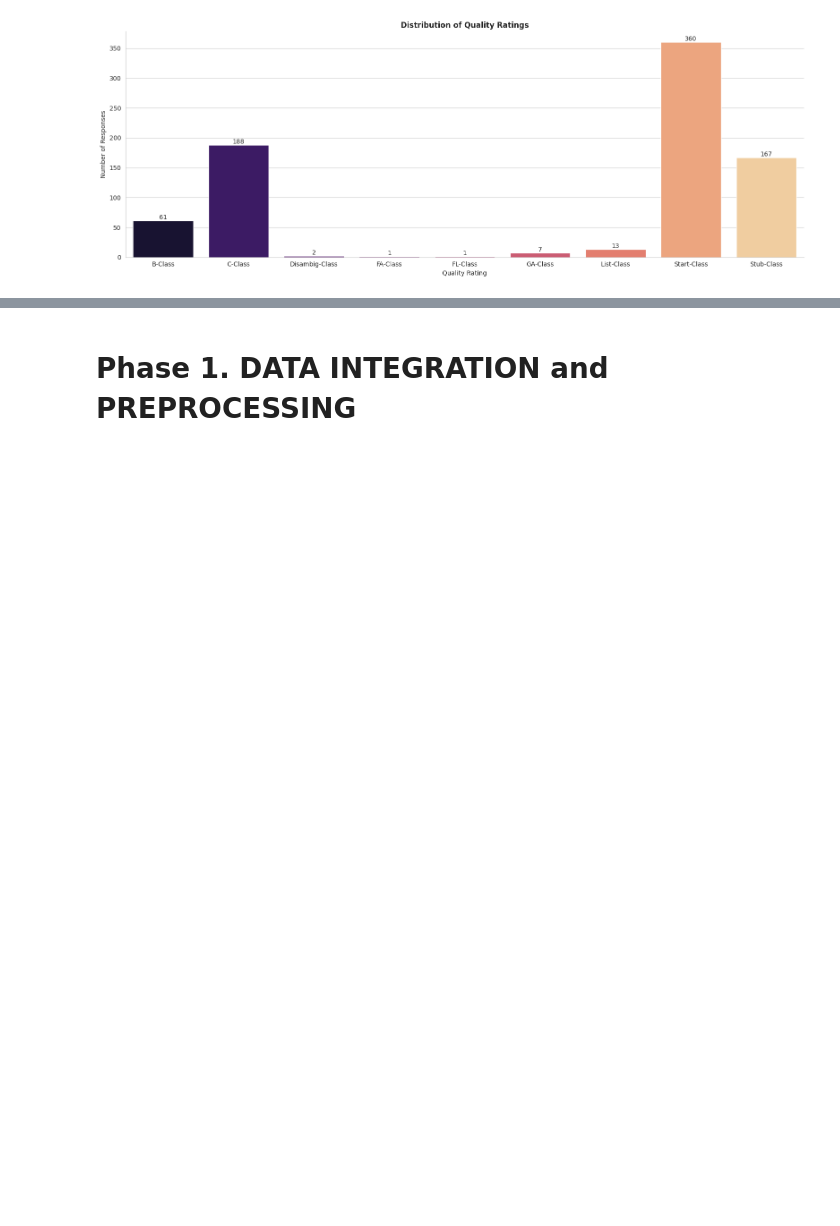
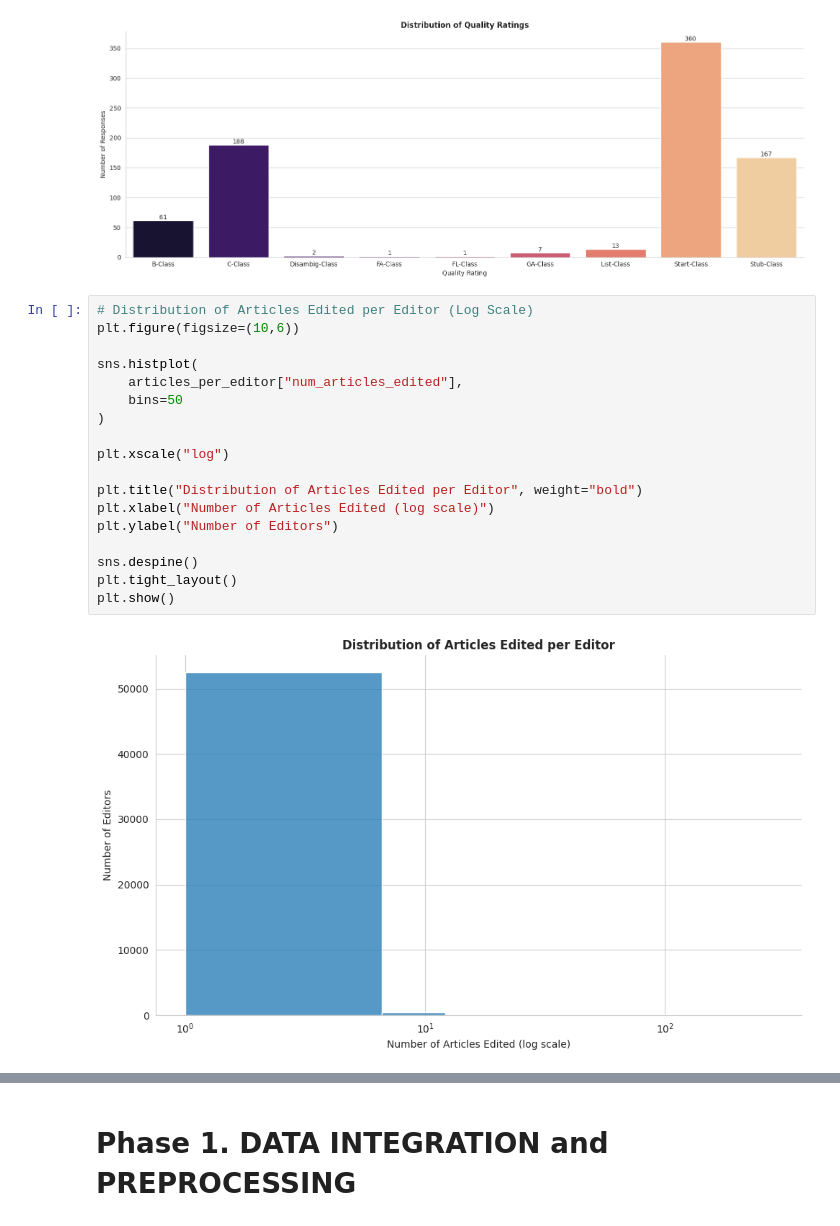
Before and after one commit to Gr8Sushant/Social_network_analysis_Wikiproject, a Jupyter notebook: Bin_Wikiproject_graph_theory.ipynb, the cells around one changed output, grey strips where cells are left out. Drawn from its saved outputs; the diff is of its cells as text; blank space fills up the shorter version.

```diff
--- a/Bin_Wikiproject_graph_theory.ipynb
+++ b/Bin_Wikiproject_graph_theory.ipynb
@@ -475,3 +526,23 @@ Passing `palette` without assigning `hue` is deprecated and will be removed in v
 
   ax = sns.countplot(
 [figure]
+# %%
+# Distribution of Articles Edited per Editor (Log Scale)
+plt.figure(figsize=(10,6))
+
+sns.histplot(
+    articles_per_editor["num_articles_edited"],
+    bins=50
+)
+
+plt.xscale("log")
+
+plt.title("Distribution of Articles Edited per Editor", weight="bold")
+plt.xlabel("Number of Articles Edited (log scale)")
+plt.ylabel("Number of Editors")
+
+sns.despine()
+plt.tight_layout()
+plt.show()
+# %% [output]
+[figure, added]
```
Also changed, not shown: parts of 35 cells of this notebook.
